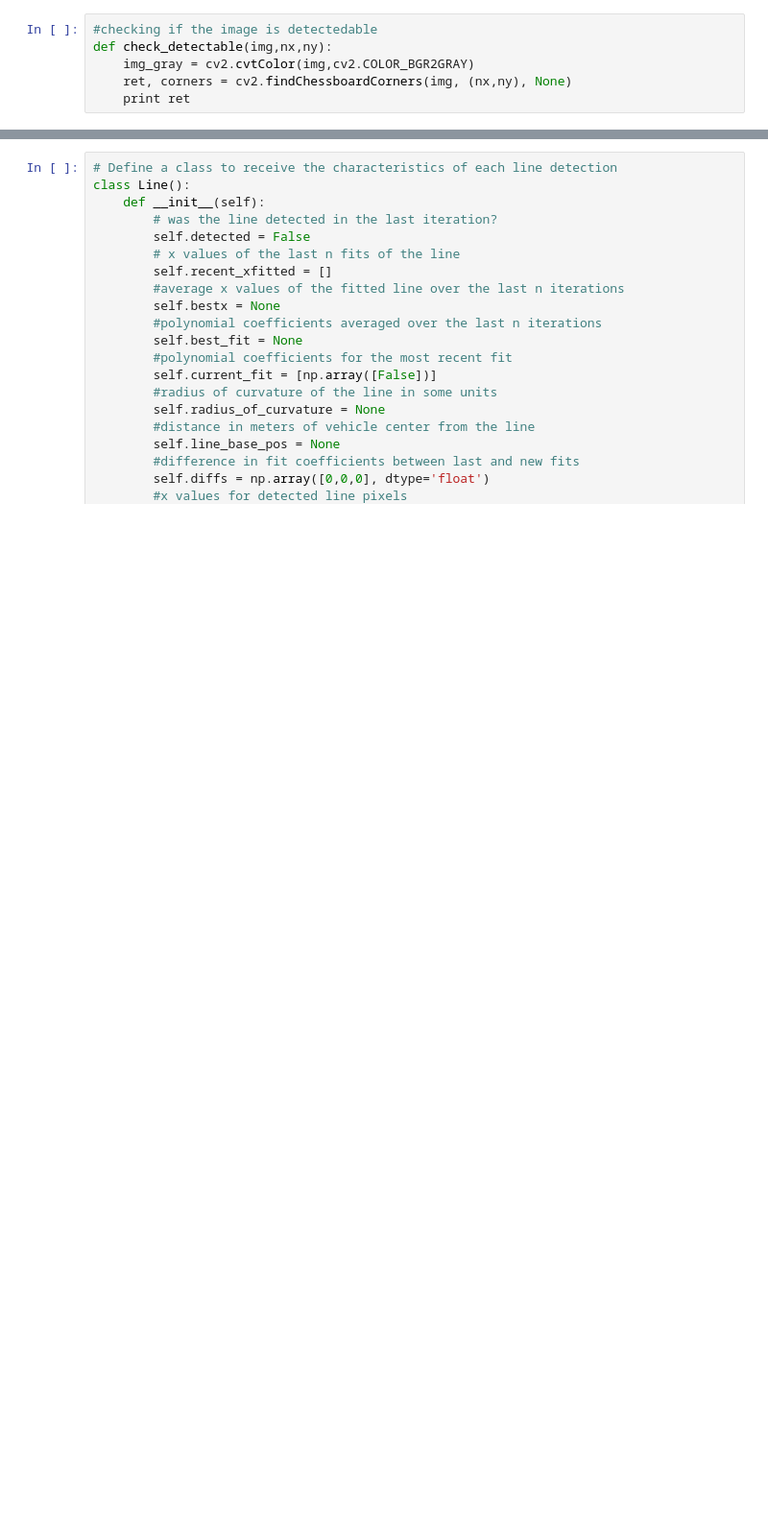
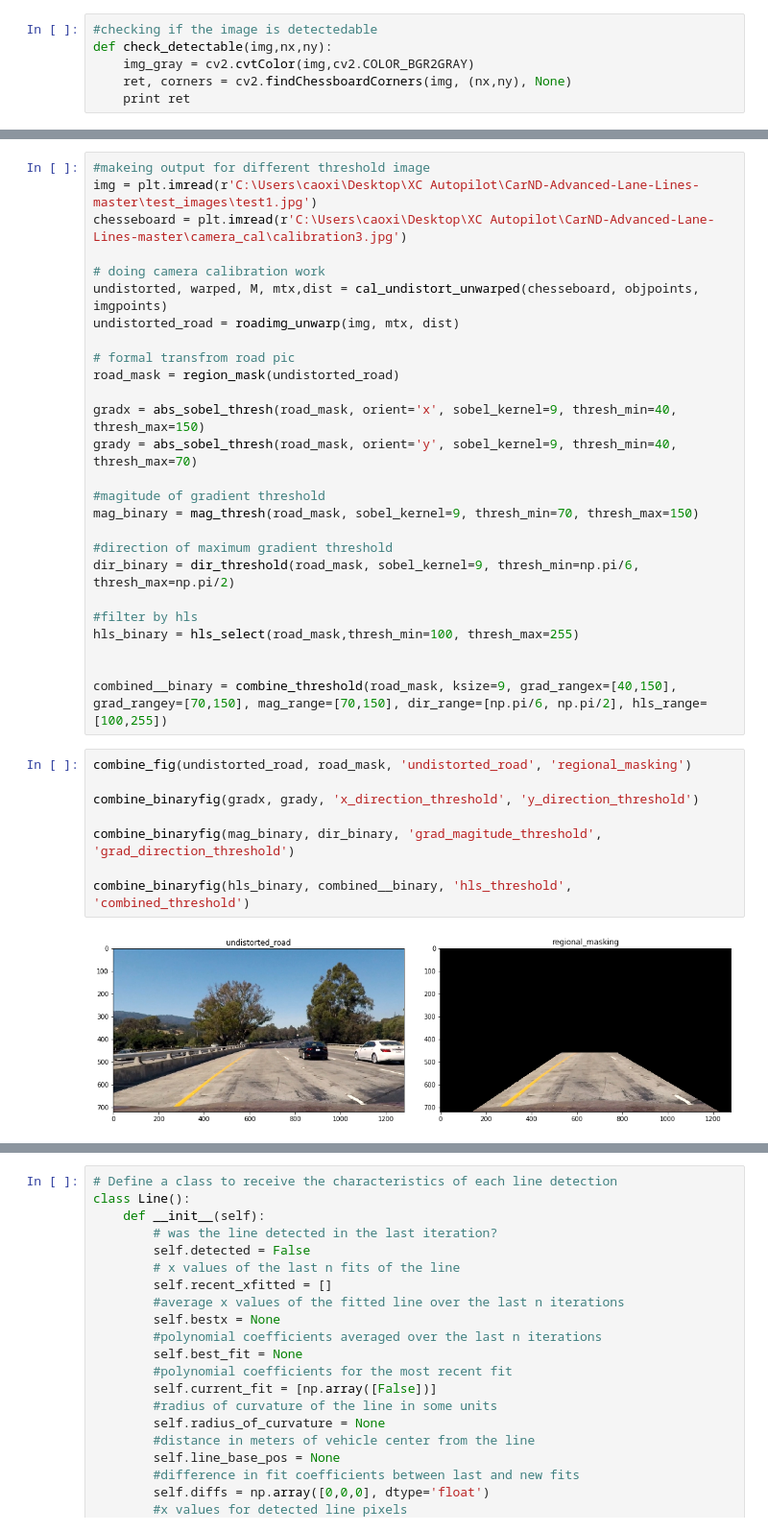
Before and after one commit to oRESANo/Udacity-CarND-Advanced-Lane-Lines, a Jupyter notebook: p2.ipynb, the cells around one changed output, grey strips where cells are left out. Shown at 96% size. Drawn from its saved outputs; the diff is of its cells as text; blank space fills up the shorter version.

```diff
--- a/p2.ipynb
+++ b/p2.ipynb
@@ -103,0 +404,36 @@ plt.imshow(warped_img)
+# %%
+#makeing output for different threshold image
+img = plt.imread(r'C:\Users\caoxi\Desktop\XC Autopilot\CarND-Advanced-Lane-Lines-master\test_images\test1.jpg')
+chesseboard = plt.imread(r'C:\Users\caoxi\Desktop\XC Autopilot\CarND-Advanced-Lane-Lines-master\camera_cal\calibration3.jpg')
+
+# doing camera calibration work
+undistorted, warped, M, mtx,dist = cal_undistort_unwarped(chesseboard, objpoints, imgpoints)
+undistorted_road = roadimg_unwarp(img, mtx, dist)
+
+# formal transfrom road pic
+road_mask = region_mask(undistorted_road)
+
+gradx = abs_sobel_thresh(road_mask, orient='x', sobel_kernel=9, thresh_min=40, thresh_max=150)
+grady = abs_sobel_thresh(road_mask, orient='y', sobel_kernel=9, thresh_min=40, thresh_max=70)
+
+#magitude of gradient threshold
+mag_binary = mag_thresh(road_mask, sobel_kernel=9, thresh_min=70, thresh_max=150)
+
+#direction of maximum gradient threshold
+dir_binary = dir_threshold(road_mask, sobel_kernel=9, thresh_min=np.pi/6, thresh_max=np.pi/2)
+
+#filter by hls
+hls_binary = hls_select(road_mask,thresh_min=100, thresh_max=255)
+
+
+combined__binary = combine_threshold(road_mask, ksize=9, grad_rangex=[40,150], grad_rangey=[70,150], mag_range=[70,150], dir_range=[np.pi/6, np.pi/2], hls_range=[100,255])
+# %%
+combine_fig(undistorted_road, road_mask, 'undistorted_road', 'regional_masking')
+
+combine_binaryfig(gradx, grady, 'x_direction_threshold', 'y_direction_threshold')
+
+combine_binaryfig(mag_binary, dir_binary, 'grad_magitude_threshold', 'grad_direction_threshold')
+
+combine_binaryfig(hls_binary, combined__binary, 'hls_threshold', 'combined_threshold')
+# %% [output]
+[figure, added]
```
Also changed, not shown: parts of 43 cells of this notebook.
